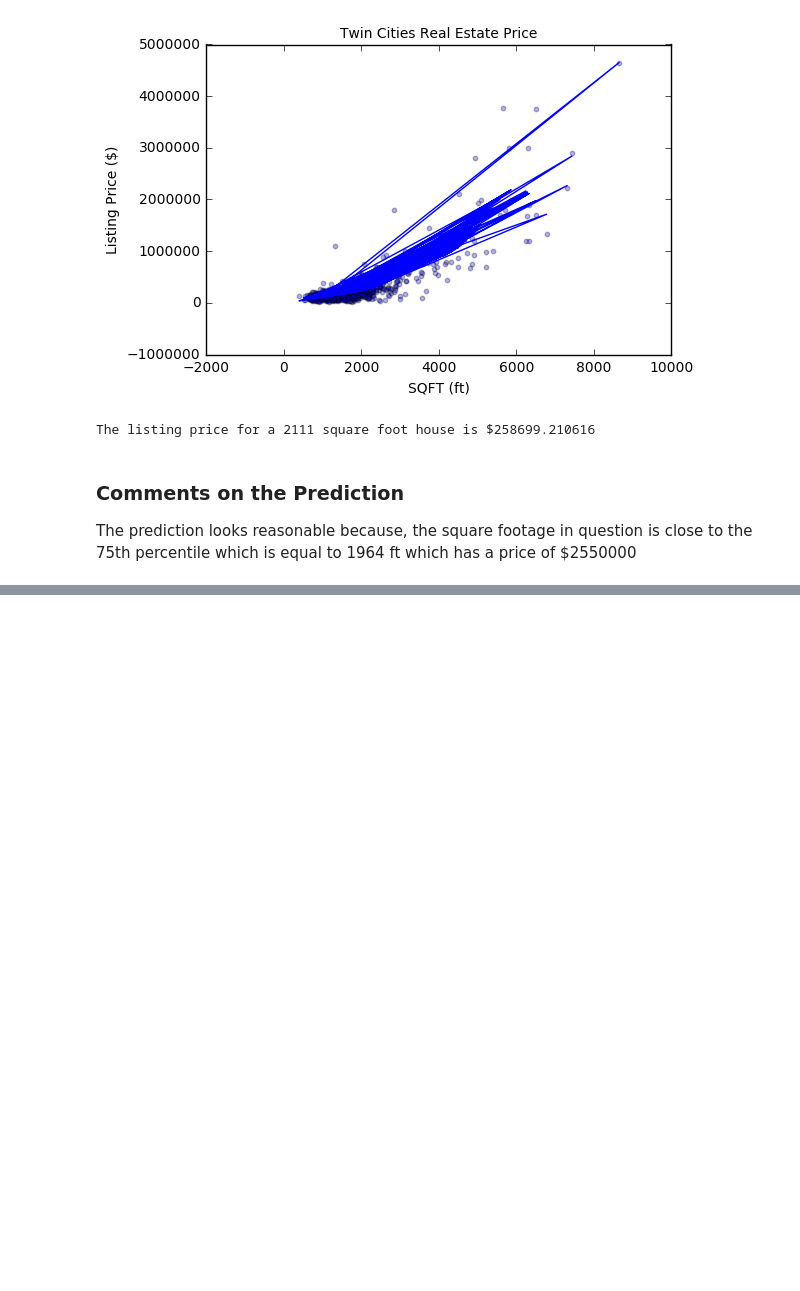
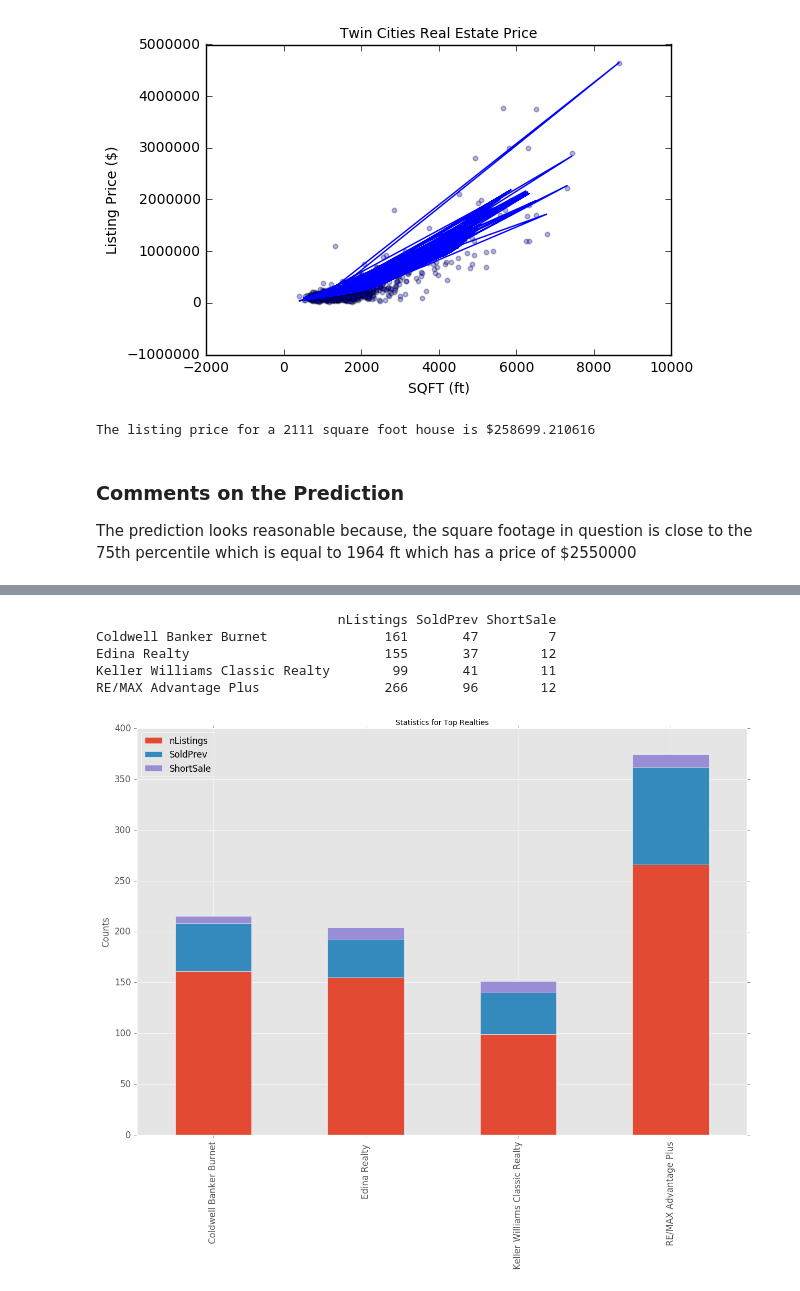
Before and after one commit to Gabaly92/Real_Estate_Twin_Cities, a Jupyter notebook: Elgabaly_AKQA_Test.ipynb, the cells around one changed output, grey strips where cells are left out. Saved outputs shown, nothing was run; the diff lists cells and outputs as text; code cells hidden in the pictures; blank space fills up the shorter version.

```diff
--- a/Elgabaly_AKQA_Test.ipynb
+++ b/Elgabaly_AKQA_Test.ipynb
@@ -171,0 +290,19 @@ The prediction looks reasonable because, the square footage in question is close
+# %%
+# Filter Companies according to the number of listings > 90
+realty_statistcs = realty_statistcs[realty_statistcs.nListings > 90]
+# Show the remaining ones after the filtering
+print realty_statistcs
+# Plot the statistics for the filtered realties
+realty_statistcs.plot.bar(stacked=True, figsize=(15, 10), fontsize=12)
+plt.title("Statistics for Top Realties", fontsize='10')
+plt.ylabel('Counts')
+plt.savefig("Top Realties statistics.jpg", dpi=300)
+plt.show()
+plt.close()
+# %% [output]
+                               nListings SoldPrev ShortSale
+Coldwell Banker Burnet               161       47         7
+Edina Realty                         155       37        12
+Keller Williams Classic Realty        99       41        11
+RE/MAX Advantage Plus                266       96        12
+[figure, added]
```
Also changed, not shown: parts of 10 cells of this notebook, 11 other files.
